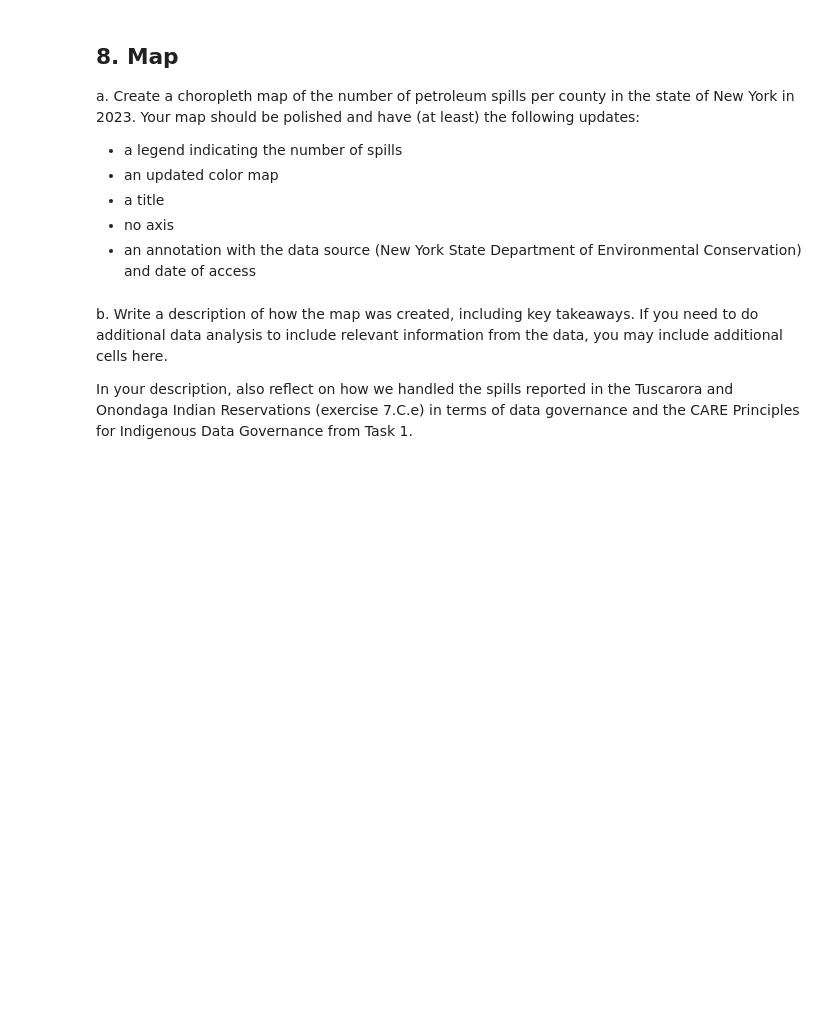
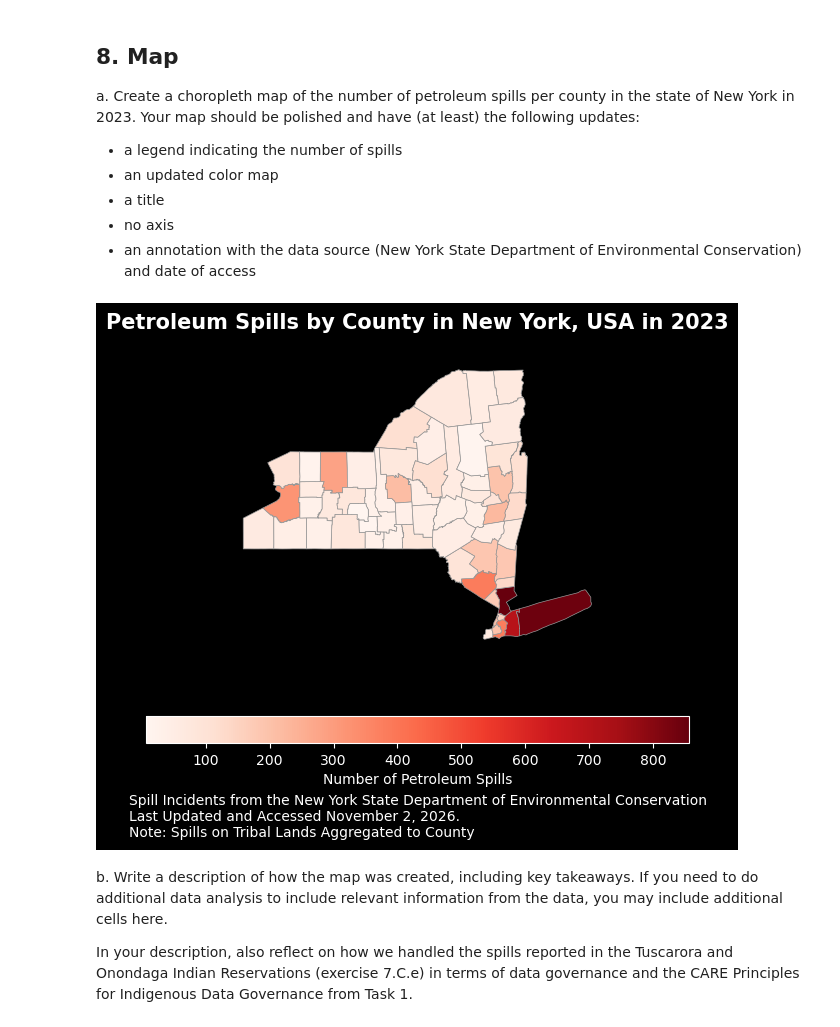
Before and after one commit to roshananair/eds220-hwk3, a Jupyter notebook: hwk3-task2-spills.ipynb, the cells around one changed output. Saved outputs shown, nothing was run; the diff lists cells and outputs as text; code cells hidden in the pictures; blank space fills up the shorter version.

```diff
--- a/hwk3-task2-spills.ipynb
+++ b/hwk3-task2-spills.ipynb
@@ -658,6 +674,34 @@ Your map should be polished and have (at least) the following updates:
 - a title
 - no axis
 - an annotation with the data source (New York State Department of Environmental Conservation) and date of access
+# %%
+# Mapping petroleum spills by New York county
+fig, ax = plt.subplots(figsize = (7, 5.5))
+# no axes
+ax.axis('off')
+# plot and legend
+ny_spills.plot(ax = ax,
+               column = "n_spills",
+               legend = True,
+               cmap = 'Reds',
+               edgecolor = '0.6',
+               linewidth = 0.5,
+               legend_kwds = {'label': 'Number of Petroleum Spills', 'orientation': 'horizontal'})
+               # title
+ax.set_title('Petroleum Spills by County in New York, USA in 2023',
+              fontsize = 15,
+              fontweight = 'bold',
+              pad = 20)
+# caption/annotation
+fig.text(0.1,
+         0.01,
+         'Spill Incidents from the New York State Department of Environmental Conservation \nLast Updated and Accessed November 2, 2026. \nNote: Spills on Tribal Lands Aggregated to County',
+         wrap = True,
+         ha = 'left',
+         fontsize = 10)
+plt.show()
+# %% [output]
+[figure, added]
 # %% [markdown]
 b. Write a description of how the map was created, including key takeaways. If you need to do additional data analysis to include relevant information from the data, you may include additional cells here.
 
```
Also changed, not shown: parts of 19 cells of this notebook.
